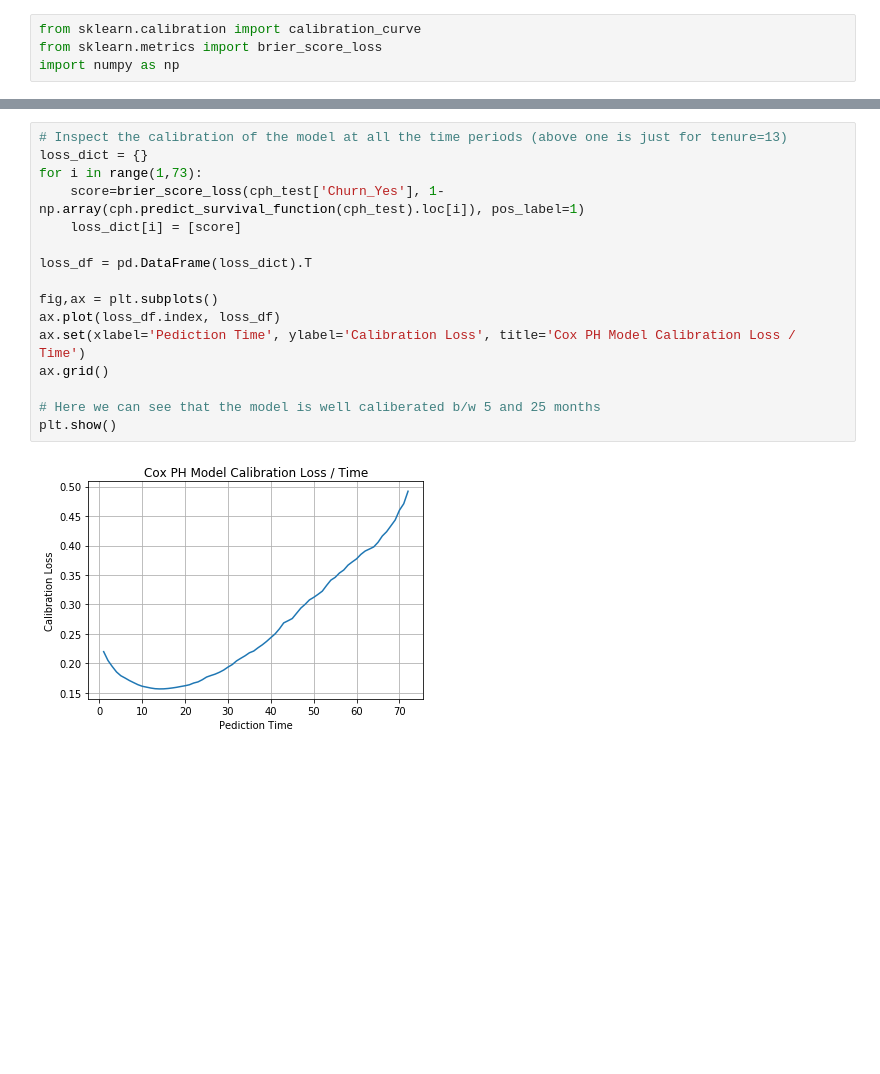
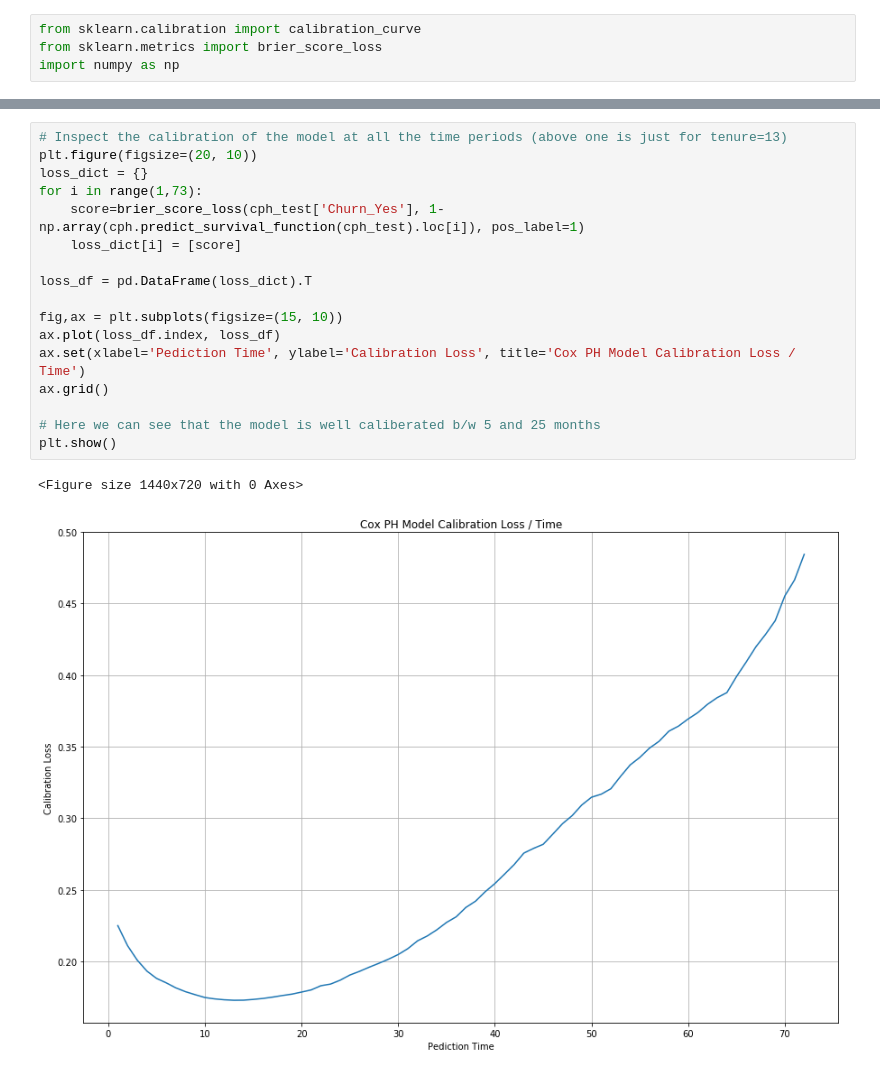
Before and after one commit to PadmajaVB/Cohort-Analysis, a Jupyter notebook: Code/TelcoCustomerChurn.ipynb, the cells around one changed output, grey strips where cells are left out. Cells and saved outputs as stored; diff of their text form; blank space fills up the shorter version.

```diff
--- a/Code/TelcoCustomerChurn.ipynb
+++ b/Code/TelcoCustomerChurn.ipynb
@@ -286,20 +285,22 @@ brier_score_loss(cph_test['Churn_Yes'], 1-np.array(cph.predict_survival_function
 # %%
 # Inspect the calibration of the model at all the time periods (above one is just for tenure=13)
+plt.figure(figsize=(20, 10))
 loss_dict = {}
 for i in range(1,73):
     score=brier_score_loss(cph_test['Churn_Yes'], 1-np.array(cph.predict_survival_function(cph_test).loc[i]), pos_label=1)
     loss_dict[i] = [score]
 
 loss_df = pd.DataFrame(loss_dict).T
 
-fig,ax = plt.subplots()
+fig,ax = plt.subplots(figsize=(15, 10))
 ax.plot(loss_df.index, loss_df)
 ax.set(xlabel='Pediction Time', ylabel='Calibration Loss', title='Cox PH Model Calibration Loss / Time')
 ax.grid()
 
 # Here we can see that the model is well caliberated b/w 5 and 25 months
 plt.show()
 # %% [output]
+<Figure size 1440x720 with 0 Axes>
-[figure, old version]
+[figure, new version]
 # %%
 # upper and lower bounds for the expected return on investment from getting customers to make changes
```
Also changed, not shown: parts of 36 cells of this notebook, 1 other file.
